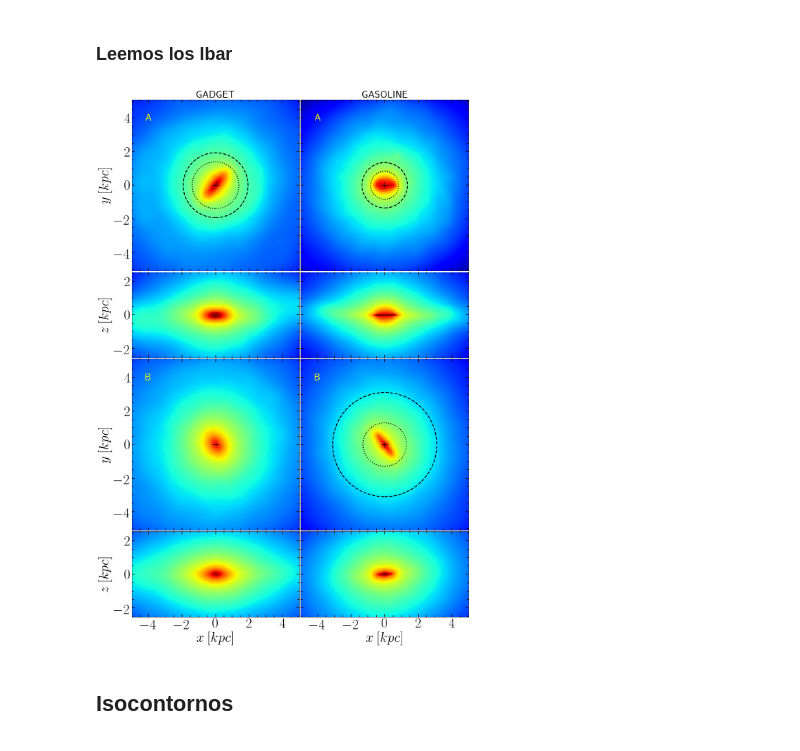
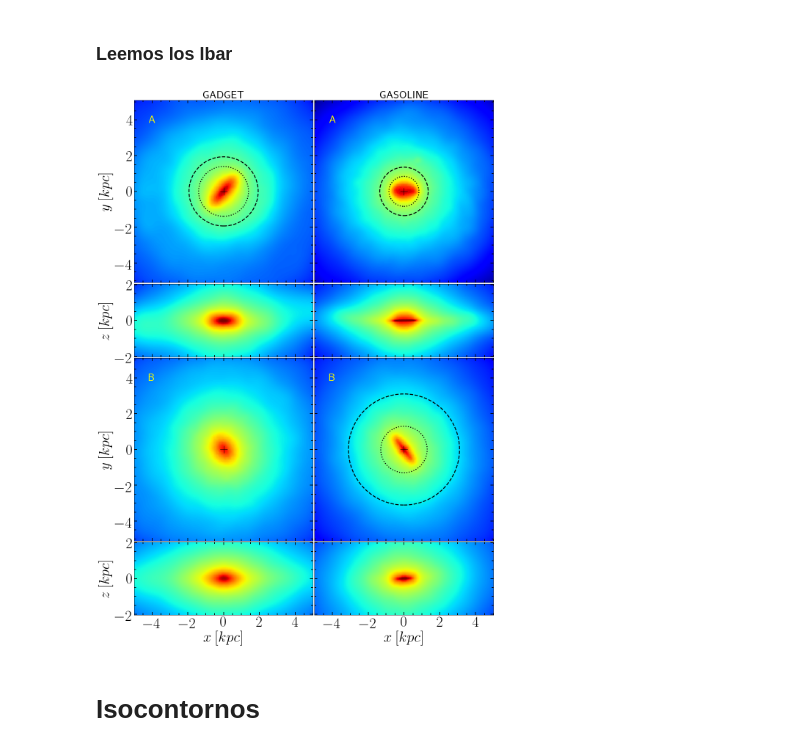
Before and after one commit to ornemarioni/Barras_GdGs, a Jupyter notebook: Barras_Gd/programs/Estrellas_simulaciones.ipynb, the cells around one changed output. Drawn from its saved outputs; the diff is of its cells as text; code cells hidden in the pictures.

```diff
--- a/Barras_Gd/programs/Estrellas_simulaciones.ipynb
+++ b/Barras_Gd/programs/Estrellas_simulaciones.ipynb
@@ -482,7 +482,7 @@ vmax=7
 # ----escala de colores que te guste (http://matplotlib.org/examples/color/colormaps_reference.html)---
 cmap='jet'
 
-nb1 = 500
+nb1 = 500and edge-on
 # %%
 #-----grafico-----------
 # fig=plt.figure(1,figsize=(16,16))
@@ -490,8 +490,8 @@ nb1 = 500
 import matplotlib.patches as patches
 
 
-fig, ax = plt.subplots(nrows=4, ncols=2, figsize=(16, 24), sharex=True, #sharey=True, sharex=True,
-                       gridspec_kw = {'height_ratios':[2,1,2,1]})
+fig, ax = plt.subplots(nrows=4, ncols=2, figsize=(16, 22.4), sharex=True, #sharey=True, sharex=True,
+                       gridspec_kw = {'height_ratios':[5,2,5,2]})
 fig.subplots_adjust(bottom=0.08, left =0.1, right = 0.95, top = 0.95, wspace=0.008, hspace= 0.01)
 
 particles=sph.Particles(M31_gd[:3,corte1],m_M31gd[corte1]*1e10,nb=nb1)
@@ -531,7 +531,7 @@ rend.set_logscale()
 
 ax[1,0].imshow(rend.get_image(),extent=extent,origin='lower',cmap=cmap, vmin=vmin, vmax= vmax)
 # ax[1,0].set_xlim(-5,5)
-ax[1,0].set_ylim(-2.5,2.5)
+ax[1,0].set_ylim(-2,2)
 # ax[1,0].set_xticks([-4,-2,0,2,4])
 ax[1,0].set_yticks([-2,0,2])
 # ax[0,0].set_xticklabels([])
@@ -588,7 +588,7 @@ rend.set_logscale()
 # ax=fig.add_subplot(222)
 ax[1,1].imshow(rend.get_image(),extent=extent,origin='lower',cmap=cmap, vmin=vmin, vmax= vmax)
 # ax[1,1].set_xlim(-5,5)
-ax[1,1].set_ylim(-2.5,2.5)
+ax[1,1].set_ylim(-2,2)
 # ax[1,1].set_xticks([-4,-2,0,2,4])
 ax[1,1].set_yticks([-2,0,2])
 # ax[1,1].set_xticklabels([])
@@ -635,7 +635,7 @@ rend.set_logscale()
 # ax3=fig.add_subplot(223)
 ax[3,0].imshow(rend.get_image(),extent=extent,origin='lower',cmap=cmap, vmin=vmin, vmax= vmax)
 # ax[3,0].set_xlim(-5,5)
-ax[3,0].set_ylim(-2.5,2.5)
+ax[3,0].set_ylim(-2,2)
 # ax[3,0].set_xticks([-4,-2,0,2,4])
 ax[3,0].set_yticks([-2,0,2])
 ax[3,0].set_xlabel('$x\:[kpc]$', fontsize=40)
@@ -670,37 +670,37 @@ ax[2,1].text(-4, 4,'B', fontsize=30, color='yellow', ha='center', va='center')
 ax[2,1].add_patch(patches.Circle((0,0), radius=lbar1_MWgs[0], fill=False, color='k', ls='--', lw=2.5))
 ax[2,1].add_patch(patches.Circle((0,0), radius=lbar2_MWgs[0], fill=False, color='k', ls=':', lw=2.5))
 # ax[1,1].add_patch(patches.Ellipse((0,0), width=2*lbar1_MWgs[0], height=2*(B1_MWgs/A1_MWgs)*lbar1_MWgs[0], fill=False, color='k', ls='--'))
 # ax[1,1].add_patch(patches.Ellipse((0,0), width=2*lbar2_MWgs[0], height=2*(B2_MWgs/A2_MWgs)*lbar2_MWgs[0], fill=False, color='k', ls=':'))
 ax[2,1].plot(0,0,'k+', markersize=20, color='k')
 
 particles=sph.Particles(MW_gs[:3,corte4],m_MWgs[corte4],nb=nb1)
 escena=sph.Scene(particles)
 escena.update_camera(r='infinity',x=0,y=0,z=0,extent=[-rl,rl,-rl,rl] , t=90)
 rend=sph.Render(escena)
 extent=escena.get_extent()
 rend.set_logscale()
 
 # ax4=fig.add_subplot(224)
 ax[3,1].imshow(rend.get_image(),extent=extent,origin='lower',cmap=cmap, vmin=vmin, vmax= vmax)
 # ax[3,1].set_xlim(-5,5)
-ax[3,1].set_ylim(-2.5,2.5)
+ax[3,1].set_ylim(-2,2)
 # ax[3,1].set_xticks([-4,-2,0,2,4])
 ax[3,1].set_yticks([-2,0,2])
 ax[3,1].set_yticklabels([])
 ax[3,1].set_xlabel('$x\:[kpc]$', fontsize=40)
 ax[3,1].minorticks_on()
 ax[3,1].tick_params( labelsize=40)
 ax[3,1].tick_params('both', length=5, width=1.8,which='minor', direction='in', right='on',top='on')
 ax[3,1].tick_params('both', length=8, width=1.8,which='major', direction='in', right='on',top='on')
 
 
 # fig.savefig('/home/ornela/overleaf/13216980csjxswjndpmj/Barras.pdf', dpi = 100, xxbox_inches='tight')
 fig.savefig('/home/omarioni/Barras_GdGs/Barras_Gd/_imagenes/Barras.pdf', dpi = 100, xxbox_inches='tight')
 plt.show()
 # %% [output]
-[figure, old version]
+[figure, new version]
 # %% [markdown]
-## Isocontornos
+# Isocontornos
 # %%
 import sphviewer as sph
 from __future__ import unicode_literals
```
Also changed, not shown: parts of 2 cells of this notebook.
